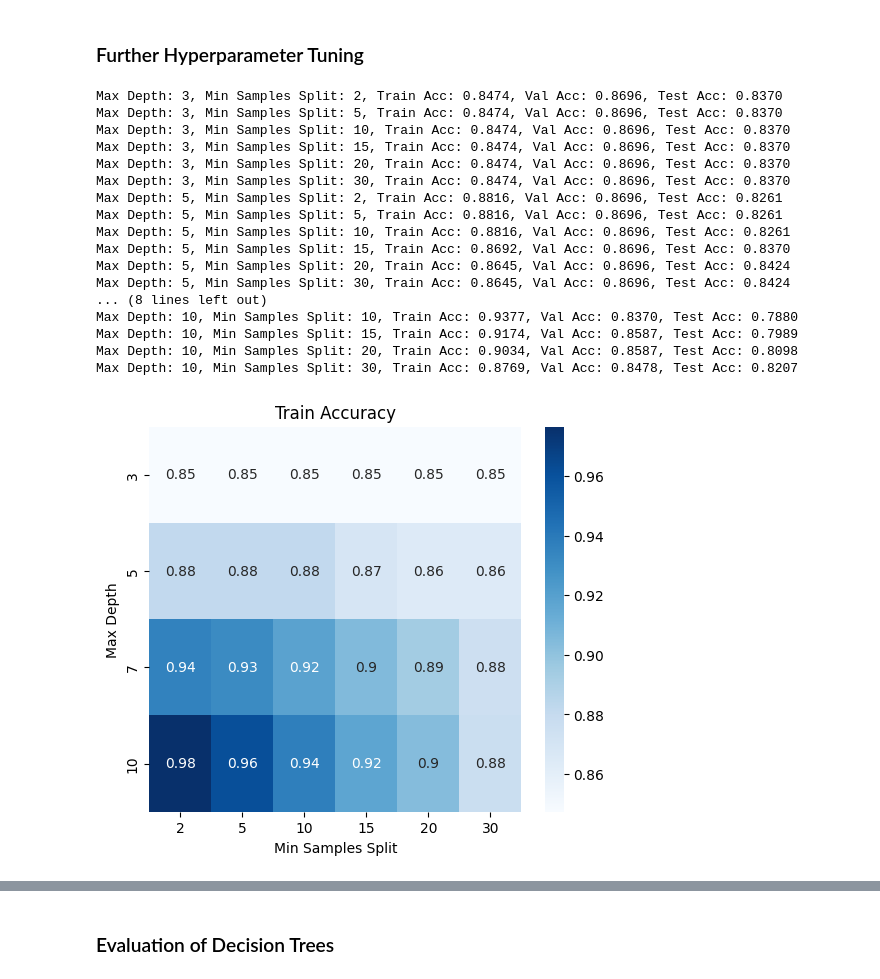
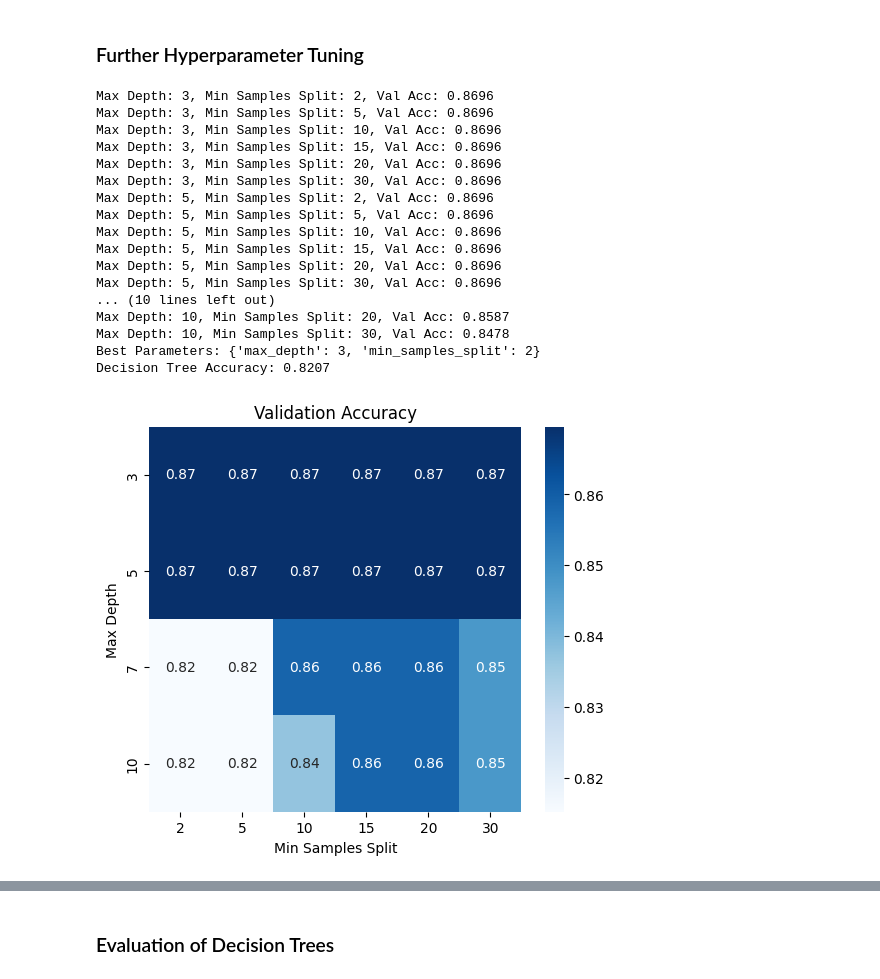
Before and after one commit to MostafaElKaranshawy/Heart_Failure_Classification_Problem, a Jupyter notebook: main.ipynb, the cells around one changed output, grey strips where cells are left out. Saved outputs shown, nothing was run; the diff lists cells and outputs as text; code cells hidden in the pictures.

```diff
--- a/main.ipynb
+++ b/main.ipynb
@@ -170,3 +146,10 @@ x_test.head()
+# %%
+x_train = np.array(x_train)
+y_train = np.array(y_train)
+x_val = np.array(x_val)
+y_val = np.array(y_val)
+x_test = np.array(x_test)
+y_test = np.array(y_test)
 # %% [markdown]
 ## Decision Tree
 # %%
@@ -277,57 +227,61 @@ Max Depth: 21, Train Accuracy: 0.9034267912772586, Validation Accuracy: 0.858695
 # %%
 import numpy as np
 import seaborn as sns
 import matplotlib.pyplot as plt
 
 
 max_depth_values = [3, 5, 7, 10]
 min_samples_split_values = [2, 5, 10, 15, 20, 30]
 
-train_acc_matrix = np.zeros((len(max_depth_values), len(min_samples_split_values)))
 val_acc_matrix = np.zeros((len(max_depth_values), len(min_samples_split_values)))
-test_acc_matrix = np.zeros((len(max_depth_values), len(min_samples_split_values)))
 
-
+max_acc = 0.0
+dt_best_params = {}
 for i, depth in enumerate(max_depth_values):
     for j, samples in enumerate(min_samples_split_values):
         tree = DecisionTree(max_depth=depth, min_samples_split=samples)
-        tree.fit(x_train.to_numpy(), y_train.to_numpy())
+        tree.fit(x_train, y_train)
 
-        train_acc_matrix[i, j] = tree.accuracy(tree.predict(x_train.to_numpy()), y_train.to_numpy())
-        val_acc_matrix[i, j] = tree.accuracy(tree.predict(x_val.to_numpy()), y_val.to_numpy())
-        test_acc_matrix[i, j] = tree.accuracy(tree.predict(x_test.to_numpy()), y_test.to_numpy())
+        val_acc_matrix[i, j] = tree.accuracy(tree.predict(x_val), y_val)
 
-        print(f"Max Depth: {depth}, Min Samples Split: {samples}, Train Acc: {train_acc_matrix[i, j]:.4f}, Val Acc: {val_acc_matrix[i, j]:.4f}, Test Acc: {test_acc_matrix[i, j]:.4f}")
+        if(val_acc_matrix[i, j] > max_acc):
+            max_acc = val_acc_matrix[i, j]
+            dt_best_params['max_depth'] = depth
+            dt_best_params['min_samples_split'] = samples
+        print(f"Max Depth: {depth}, Min Samples Split: {samples}, Val Acc: {val_acc_matrix[i, j]:.4f}")
 
+print(f"Best Parameters: {dt_best_params}")
+tree = DecisionTree(max_depth=depth, min_samples_split=samples)
+tree.fit(x_train, y_train)
+decision_tree_y_pred = tree.predict(x_test)
+decision_tree_accuracy = tree.accuracy(decision_tree_y_pred, y_test)
+print(f"Decision Tree Accuracy: {decision_tree_accuracy:.4f}")
 
 def plot_heatmap(matrix, title, x_labels, y_labels):
     plt.figure(figsize=(6, 5))
     sns.heatmap(matrix, annot=True, cmap="Blues", xticklabels=x_labels, yticklabels=y_labels)
     plt.xlabel("Min Samples Split")
     plt.ylabel("Max Depth")
     plt.title(title)
     plt.show()
 
-
-plot_heatmap(train_acc_matrix, "Train Accuracy", min_samples_split_values, max_depth_values)
 plot_heatmap(val_acc_matrix, "Validation Accuracy", min_samples_split_values, max_depth_values)
-plot_heatmap(test_acc_matrix, "Test Accuracy", min_samples_split_values, max_depth_values)
 # %% [output]
-Max Depth: 3, Min Samples Split: 2, Train Acc: 0.8474, Val Acc: 0.8696, Test Acc: 0.8370
-Max Depth: 3, Min Samples Split: 5, Train Acc: 0.8474, Val Acc: 0.8696, Test Acc: 0.8370
-Max Depth: 3, Min Samples Split: 10, Train Acc: 0.8474, Val Acc: 0.8696, Test Acc: 0.8370
-Max Depth: 3, Min Samples Split: 15, Train Acc: 0.8474, Val Acc: 0.8696, Test Acc: 0.8370
-Max Depth: 3, Min Samples Split: 20, Train Acc: 0.8474, Val Acc: 0.8696, Test Acc: 0.8370
-Max Depth: 3, Min Samples Split: 30, Train Acc: 0.8474, Val Acc: 0.8696, Test Acc: 0.8370
-Max Depth: 5, Min Samples Split: 2, Train Acc: 0.8816, Val Acc: 0.8696, Test Acc: 0.8261
-Max Depth: 5, Min Samples Split: 5, Train Acc: 0.8816, Val Acc: 0.8696, Test Acc: 0.8261
-Max Depth: 5, Min Samples Split: 10, Train Acc: 0.8816, Val Acc: 0.8696, Test Acc: 0.8261
-Max Depth: 5, Min Samples Split: 15, Train Acc: 0.8692, Val Acc: 0.8696, Test Acc: 0.8370
-Max Depth: 5, Min Samples Split: 20, Train Acc: 0.8645, Val Acc: 0.8696, Test Acc: 0.8424
-Max Depth: 5, Min Samples Split: 30, Train Acc: 0.8645, Val Acc: 0.8696, Test Acc: 0.8424
-... (8 lines left out)
-Max Depth: 10, Min Samples Split: 10, Train Acc: 0.9377, Val Acc: 0.8370, Test Acc: 0.7880
-Max Depth: 10, Min Samples Split: 15, Train Acc: 0.9174, Val Acc: 0.8587, Test Acc: 0.7989
-Max Depth: 10, Min Samples Split: 20, Train Acc: 0.9034, Val Acc: 0.8587, Test Acc: 0.8098
-Max Depth: 10, Min Samples Split: 30, Train Acc: 0.8769, Val Acc: 0.8478, Test Acc: 0.8207
+Max Depth: 3, Min Samples Split: 2, Val Acc: 0.8696
+Max Depth: 3, Min Samples Split: 5, Val Acc: 0.8696
+Max Depth: 3, Min Samples Split: 10, Val Acc: 0.8696
+Max Depth: 3, Min Samples Split: 15, Val Acc: 0.8696
+Max Depth: 3, Min Samples Split: 20, Val Acc: 0.8696
+Max Depth: 3, Min Samples Split: 30, Val Acc: 0.8696
+Max Depth: 5, Min Samples Split: 2, Val Acc: 0.8696
+Max Depth: 5, Min Samples Split: 5, Val Acc: 0.8696
+Max Depth: 5, Min Samples Split: 10, Val Acc: 0.8696
+Max Depth: 5, Min Samples Split: 15, Val Acc: 0.8696
+Max Depth: 5, Min Samples Split: 20, Val Acc: 0.8696
+Max Depth: 5, Min Samples Split: 30, Val Acc: 0.8696
+... (10 lines left out)
+Max Depth: 10, Min Samples Split: 20, Val Acc: 0.8587
+Max Depth: 10, Min Samples Split: 30, Val Acc: 0.8478
+Best Parameters: {'max_depth': 3, 'min_samples_split': 2}
+Decision Tree Accuracy: 0.8207
-[figure, old version]
+[figure, new version]
```
Also changed, not shown: parts of 35 cells of this notebook, 3 other files.
